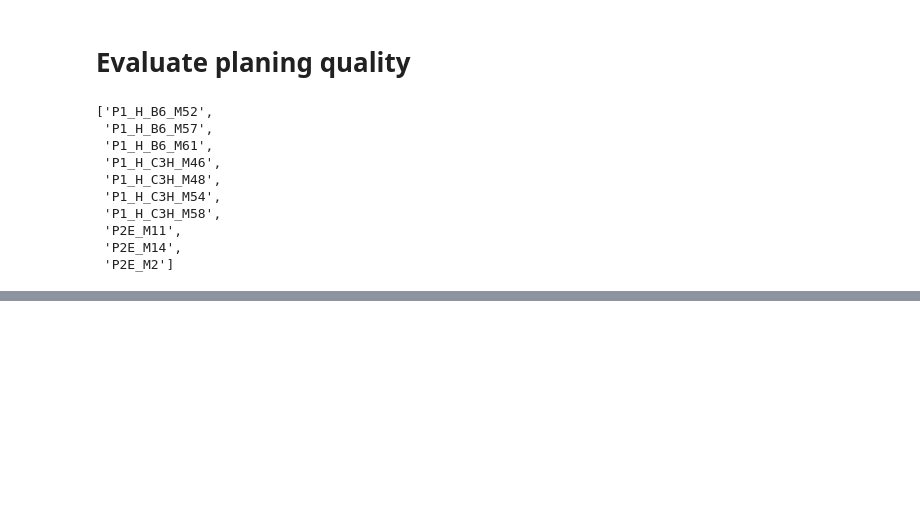
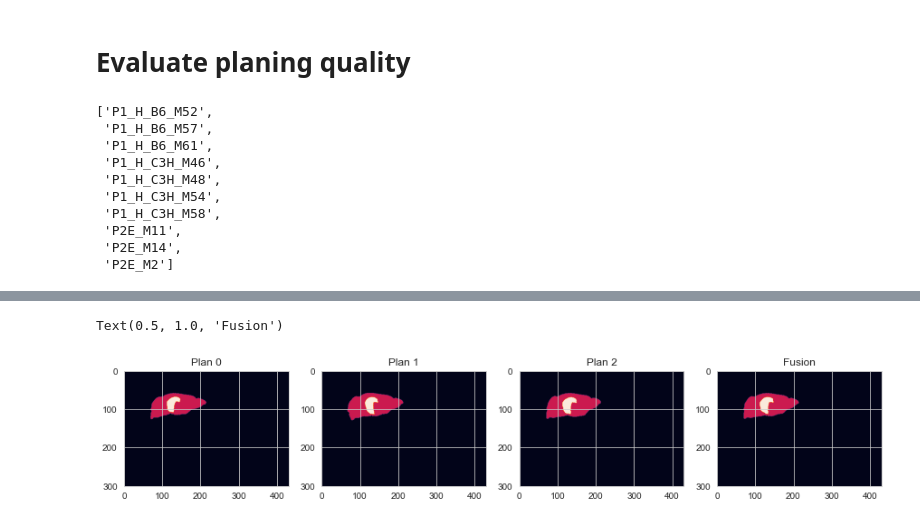
Before and after one commit to jo-mueller/radiographic_workflow_evaluation, a Jupyter notebook: notebooks/Evaluate_planing_variations.ipynb, the cells around one changed output, grey strips where cells are left out. Saved outputs shown, nothing was run; the diff lists cells and outputs as text; code cells hidden in the pictures; blank space fills up the shorter version.

```diff
--- a/notebooks/Evaluate_planing_variations.ipynb
+++ b/notebooks/Evaluate_planing_variations.ipynb
@@ -59,0 +101,10 @@ for plan in plans:
+# %%
+for animal in animals:
+    _plans = inter_observer[inter_observer['animal'] == animal]
+    plan_data = [get_plans(os.path.join(root, animal, f)) for f in _plans['filenames']]
+    plan_data = np.stack(plan_data)
+
+    plan_data_fused = fuse_plans(plan_data)
+    jc = calculate_jaccard_score(plan_data, plan_data_fused)
+    inter_observer.loc[inter_observer[inter_observer['animal'] == animal].index, jc.columns] = jc.to_numpy()
+    #print(animal, jc.columns)
@@ -59,0 +149,9 @@ for plan in plans:
+# %%
+fig, ax = plt.subplots(ncols = len(plan_data)+1, figsize = (15, 10))
+[ax[i].imshow(plan) for i, plan in enumerate(plan_data)]
+[ax[i].set_title(f'Plan {i}') for i in range(len(plan_data))]
+ax[-1].imshow(plan_data_fused)
+ax[-1].set_title('Fusion')
+# %% [output]
+Text(0.5, 1.0, 'Fusion')
+[figure, added]
```
Also changed, not shown: parts of 15 cells of this notebook.
